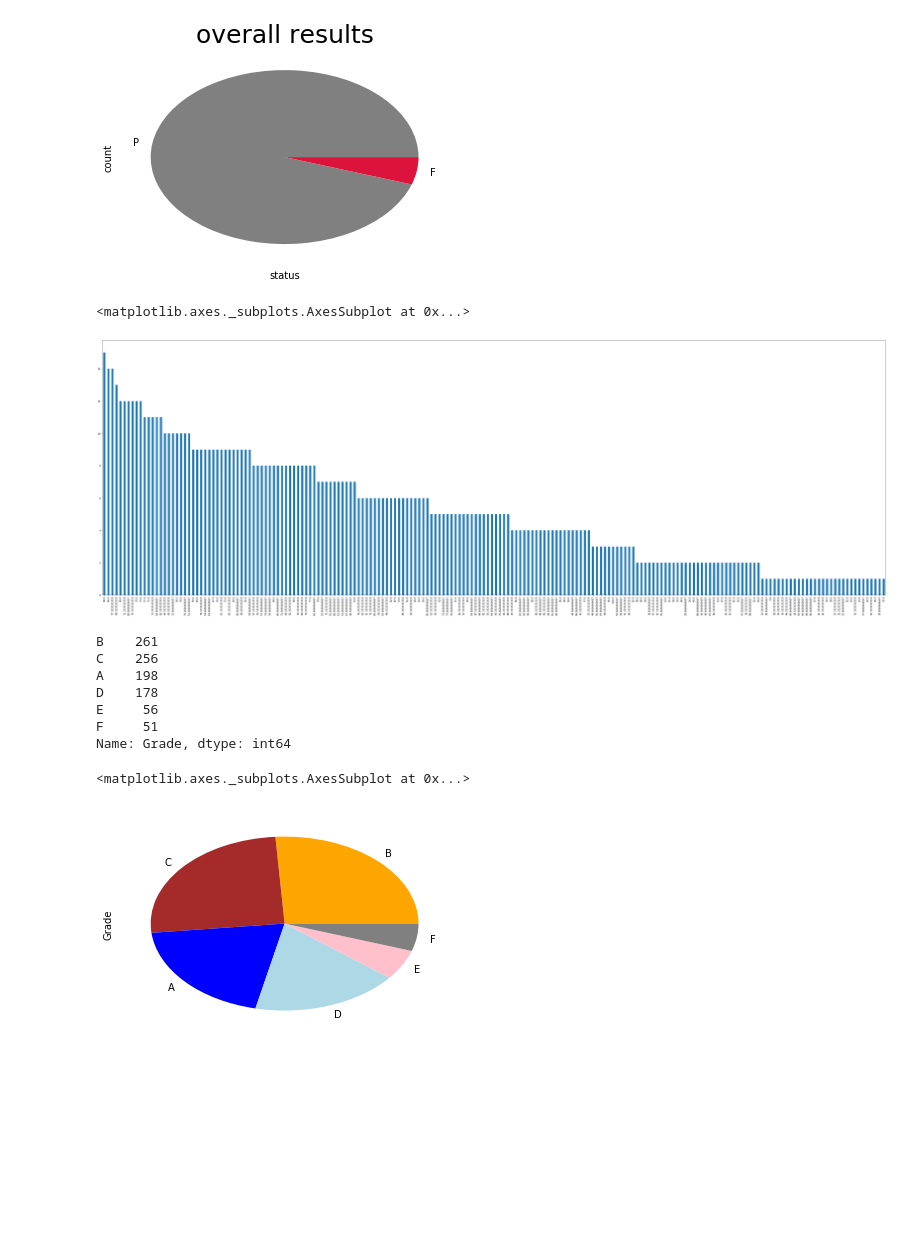
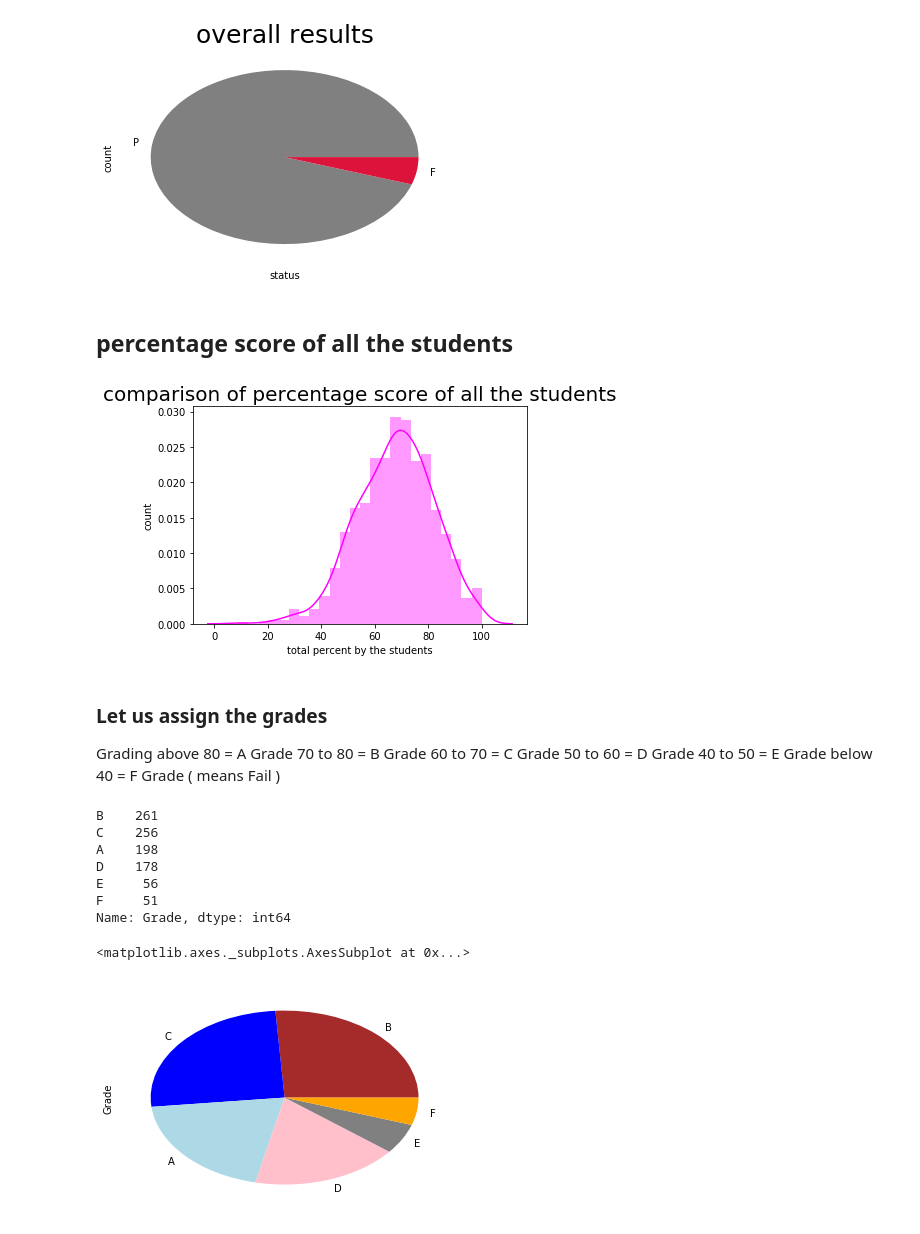
Before and after one commit to junaid-star/students-performance, a Jupyter notebook: Untitled1.ipynb, the cells around one changed output. Cells and saved outputs as stored; diff of their text form; code cells hidden in the pictures; blank space fills up the shorter version.

```diff
--- a/Untitled1.ipynb
+++ b/Untitled1.ipynb
@@ -108,13 +170,29 @@ P    949
 F     51
 Name: status, dtype: int64
 [figure]
+# %% [markdown]
+## percentage score of all the students
 # %%
 student_report['Total_Marks'] = student_report['math score']+student_report['reading score']+student_report['writing score']
 student_report['Percentage'] = student_report['Total_Marks']/3
-student_report['Percentage'].value_counts().plot(kind='bar',figsize=(60,20))
+
+sns.distplot(student_report['Percentage'], color = 'magenta')
+
+plt.title('comparison of percentage score of all the students', fontweight = 30, fontsize = 20)
+plt.xlabel('total percent by the students')
+plt.ylabel('count')
+plt.show()
 # %% [output]
-<matplotlib.axes._subplots.AxesSubplot at 0x...>
-[figure, old version]
+[figure, new version]
+# %% [markdown]
+### Let us assign the grades
+Grading
+above 80 = A Grade
+70 to 80 = B Grade
+60 to 70 = C Grade
+50 to 60 = D Grade
+40 to 50 = E Grade
+below 40 = F Grade ( means Fail )
 # %%
 def Grade(Percentage, status):
     if ( status == 'F'):
@@ -134,7 +212,7 @@ def Grade(Percentage, status):
 
 student_report['Grade'] = student_report.apply(lambda x : Grade(x['Percentage'], x['status']), axis=1)
 print(student_report.Grade.value_counts())
-student_report['Grade'].value_counts().plot.pie(colors = ['orange', 'brown','blue','lightblue','pink','grey'])
+student_report.Grade.value_counts().plot.pie(colors=['brown','blue','lightblue','pink','grey','orange'])
 # %% [output]
 B    261
 C    256
@@ -144,5 +222,5 @@ E     56
 F     51
 Name: Grade, dtype: int64
 <matplotlib.axes._subplots.AxesSubplot at 0x...>
-[figure, old version]
+[figure, new version]
 # %%
```
Also changed, not shown: parts of 31 cells of this notebook.
